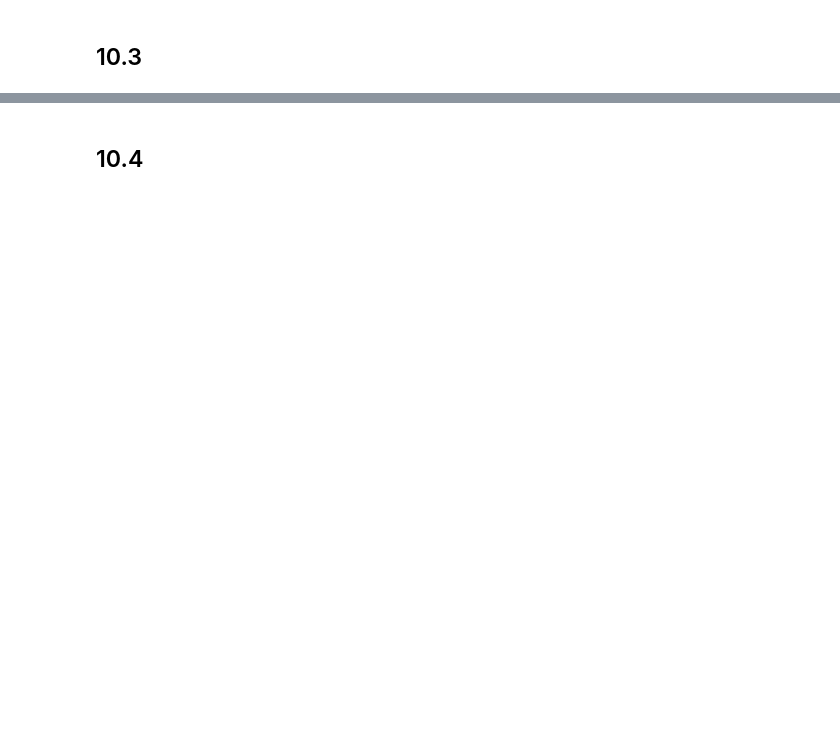
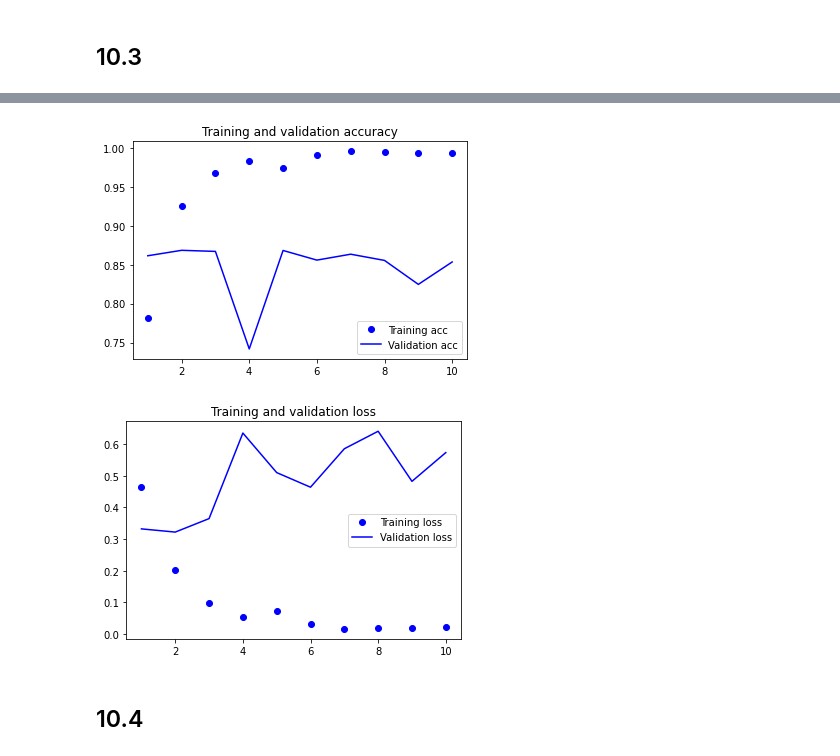
Before and after one commit to joshgreenert/dsc650, a Jupyter notebook: dsc650/assignments/assignment10/assignment_10_ML.ipynb, the cells around one changed output, grey strips where cells are left out. Drawn from its saved outputs; the diff is of its cells as text; code cells hidden in the pictures; blank space fills up the shorter version.

```diff
--- a/dsc650/assignments/assignment10/assignment_10_ML.ipynb
+++ b/dsc650/assignments/assignment10/assignment_10_ML.ipynb
@@ -234,3 +217,15 @@ plt.show()
 # %%
 # Using listing 6.27 in Deep Learning with Python as a guide, fit the same data with an LSTM layer.
 # Produce the model performance metrics and training and validation accuracy curves within the Jupyter notebook.
+from tensorflow.keras.layers import LSTM
+
+# Create the sequential model with LSTM
+model = Sequential()
+model.add(Embedding(input_dim=len(tokenizer.word_index) + 1, output_dim=32, input_length=max_seq_length))
+model.add(LSTM(16))
+model.add(Dense(1, activation='sigmoid'))
+
+# Compile the model
+model.compile(optimizer='adam', loss='binary_crossentropy', metrics=['accuracy'])
+
+history = model.fit(X_train, y_train, validation_data=(X_val, y_val), epochs=10, batch_size=32)
@@ -237,3 +253,23 @@ plt.show()
+# %%
+# Creating training and validation loss and accuracy curves
+acc = history.history['accuracy']
+val_acc = history.history['val_accuracy']
+loss = history.history['loss']
+val_loss = history.history['val_loss']
+epochs = range(1, len(acc) + 1)
+plt.plot(epochs, acc, 'bo', label='Training acc')
+plt.plot(epochs, val_acc, 'b', label='Validation acc')
+plt.title('Training and validation accuracy')
+plt.legend()
+plt.figure()
+plt.plot(epochs, loss, 'bo', label='Training loss')
+plt.plot(epochs, val_loss, 'b', label='Validation loss')
+plt.title('Training and validation loss')
+plt.legend()
+plt.show()
+# %% [output]
+[figure, added]
+[figure, added]
 # %% [markdown]
 ## 10.4
 # %%
```
Also changed, not shown: parts of 5 cells of this notebook.
